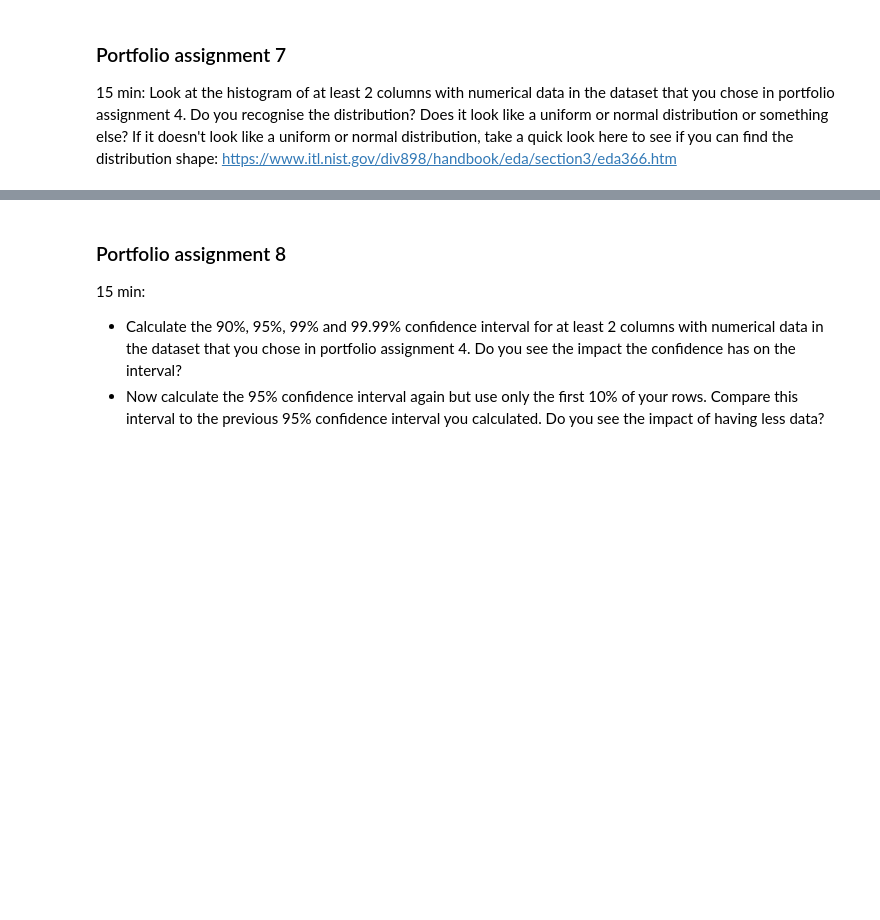
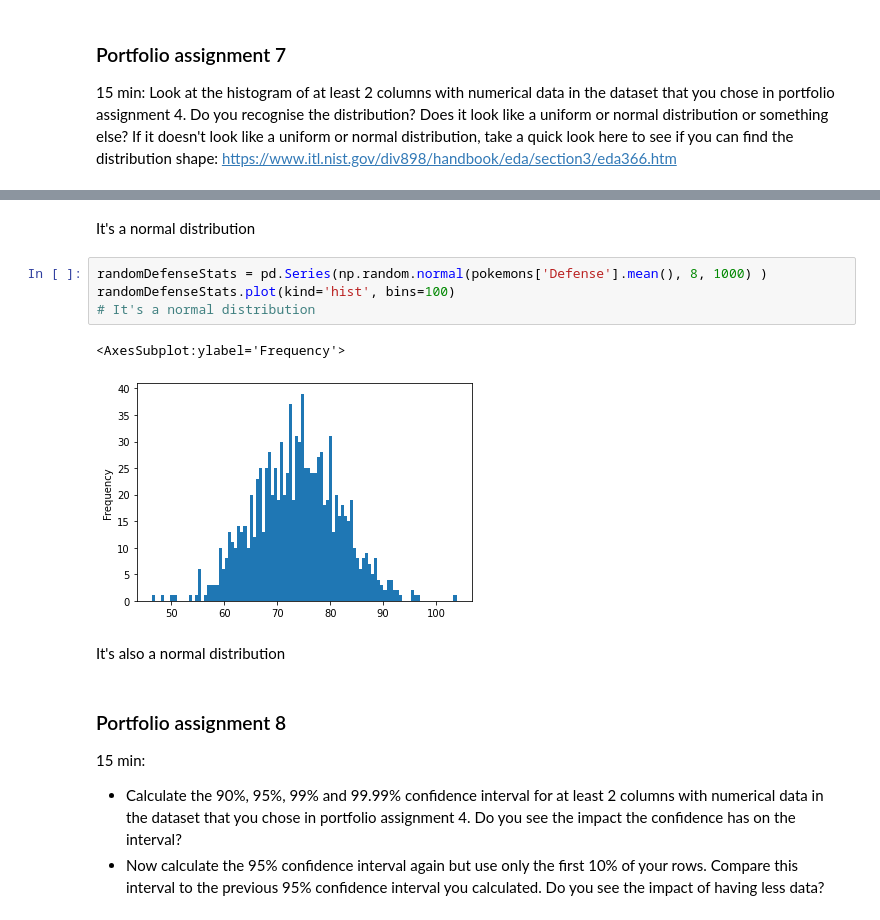
Before and after one commit to NoahKeijzer/DataSciencePortfolio, a Jupyter notebook: Distributions and Confidence Intervals.ipynb, the cells around one changed output, grey strips where cells are left out. Cells and saved outputs as stored; diff of their text form; blank space fills up the shorter version.

```diff
--- a/Distributions and Confidence Intervals.ipynb
+++ b/Distributions and Confidence Intervals.ipynb
@@ -125,3 +161,14 @@ st.t.interval(confidence, len(iris)-1, loc=iris['sepal_length'].mean(), scale=st
+# %% [markdown]
+ It's a normal distribution
+# %%
+randomDefenseStats = pd.Series(np.random.normal(pokemons['Defense'].mean(), 8, 1000) )
+randomDefenseStats.plot(kind='hist', bins=100)
+# It's a normal distribution
+# %% [output]
+<AxesSubplot:ylabel='Frequency'>
+[figure, added]
+# %% [markdown]
+ It's also a normal distribution
 # %% [markdown]
 ### Portfolio assignment 8
 15 min:
```
Also changed, not shown: parts of 22 cells of this notebook, 2 other files.
